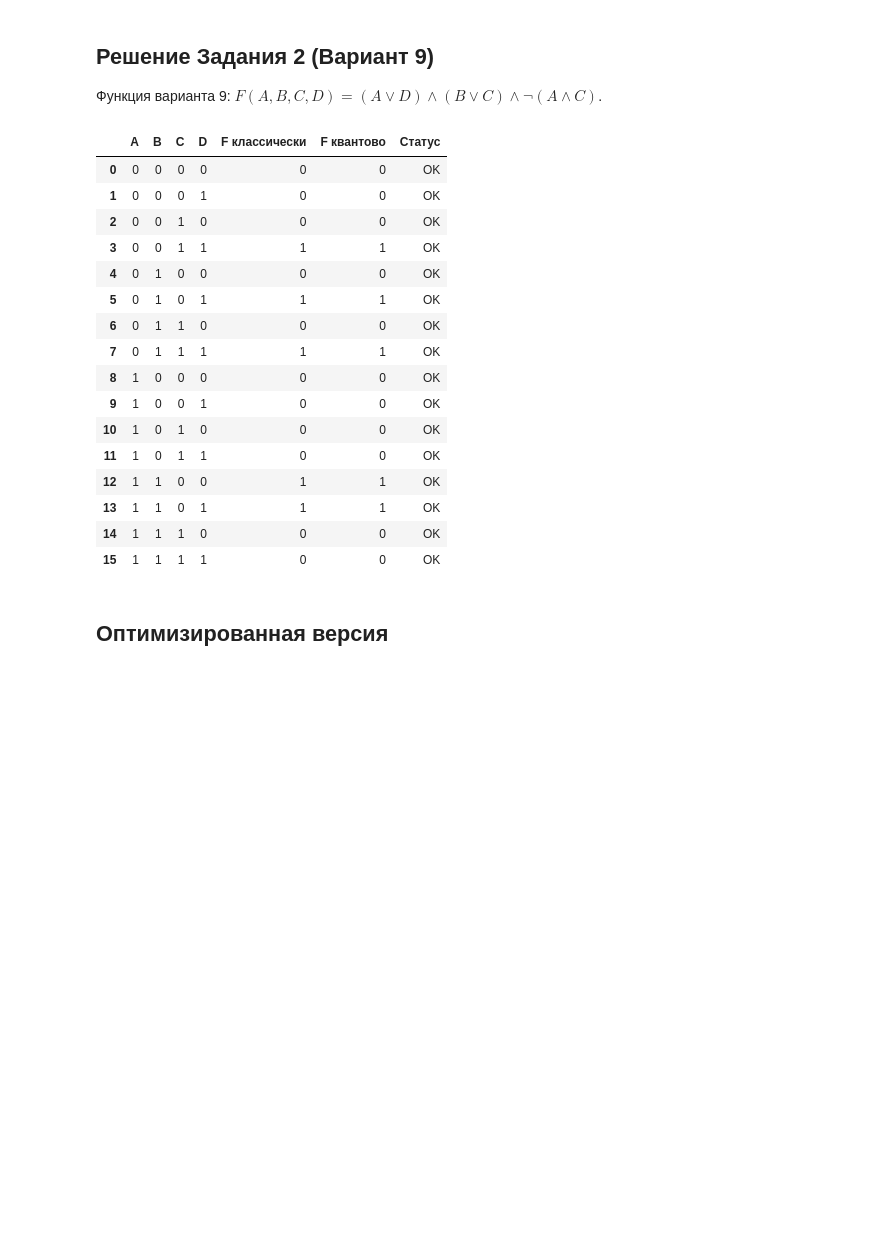
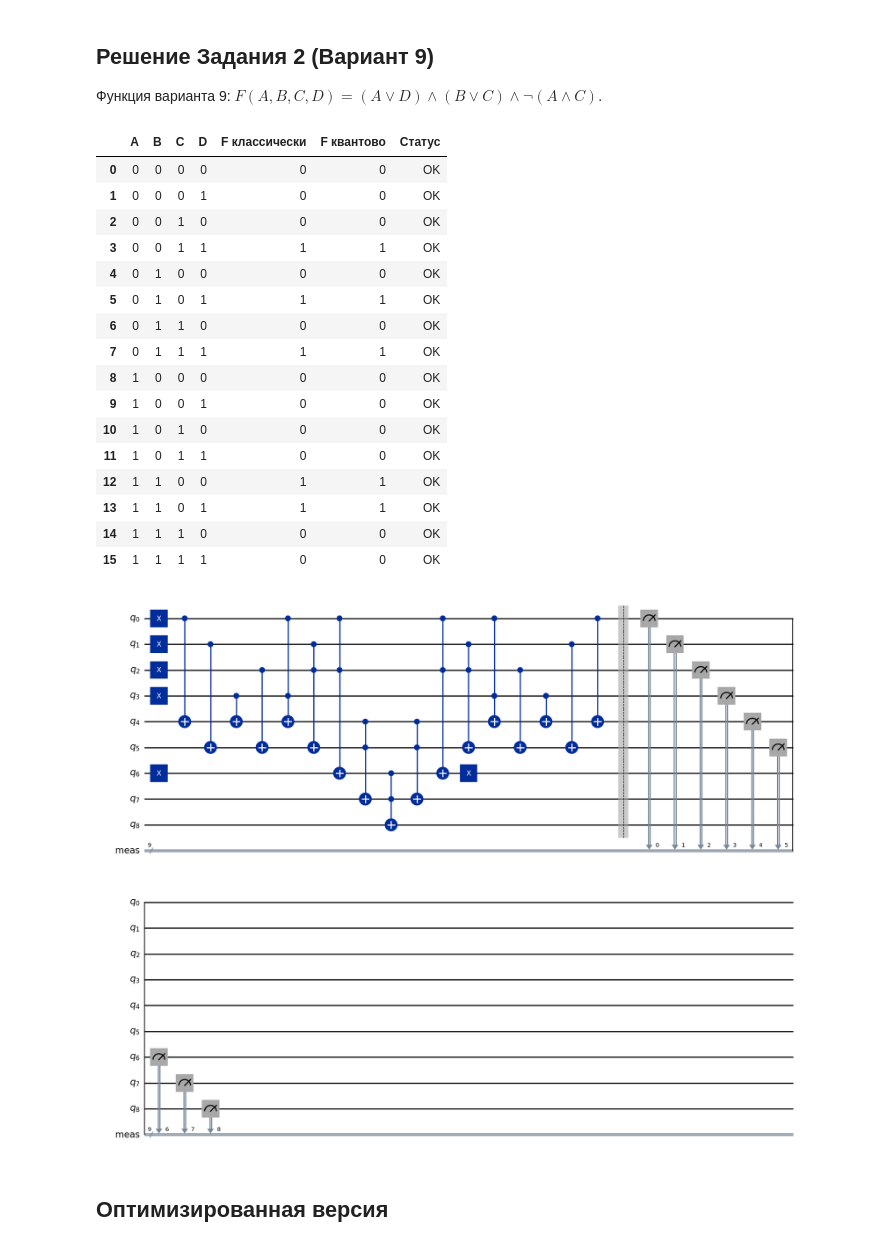
Before and after one commit to bstu-iit-information-security/KMZI-2026-autumn, a Jupyter notebook: lab5_09/task.ipynb, the cells around one changed output. Drawn from its saved outputs; the diff is of its cells as text; code cells hidden in the pictures; blank space fills up the shorter version.

```diff
--- a/lab5_09/task.ipynb
+++ b/lab5_09/task.ipynb
@@ -642,33 +642,35 @@ for a in (0, 1):
                 rows.append({
                     "A": a,
                     "B": b,
                     "C": c,
                     "D": d,
                     "F классически": exp_f,
                     "F квантово": got_f,
                     "Статус": "OK",
                 })
 
 df_f = pd.DataFrame(rows)
 display(df_f)
+qc.draw("mpl", fold=-1)
 # %% [output]
 |  | A | B | C | D | F классически | F квантово | Статус |
 | 0 | 0 | 0 | 0 | 0 | 0 | 0 | OK |
 | 1 | 0 | 0 | 0 | 1 | 0 | 0 | OK |
 | 2 | 0 | 0 | 1 | 0 | 0 | 0 | OK |
 | 3 | 0 | 0 | 1 | 1 | 1 | 1 | OK |
 | 4 | 0 | 1 | 0 | 0 | 0 | 0 | OK |
 | 5 | 0 | 1 | 0 | 1 | 1 | 1 | OK |
 | 6 | 0 | 1 | 1 | 0 | 0 | 0 | OK |
 | 7 | 0 | 1 | 1 | 1 | 1 | 1 | OK |
 | 8 | 1 | 0 | 0 | 0 | 0 | 0 | OK |
 | 9 | 1 | 0 | 0 | 1 | 0 | 0 | OK |
 | 10 | 1 | 0 | 1 | 0 | 0 | 0 | OK |
 | 11 | 1 | 0 | 1 | 1 | 0 | 0 | OK |
 | 12 | 1 | 1 | 0 | 0 | 1 | 1 | OK |
 | 13 | 1 | 1 | 0 | 1 | 1 | 1 | OK |
 | 14 | 1 | 1 | 1 | 0 | 0 | 0 | OK |
 | 15 | 1 | 1 | 1 | 1 | 0 | 0 | OK |
+[figure, added]
 # %% [markdown]
 ## Оптимизированная версия
 # %%
```
Also changed, not shown: parts of 4 cells of this notebook.
